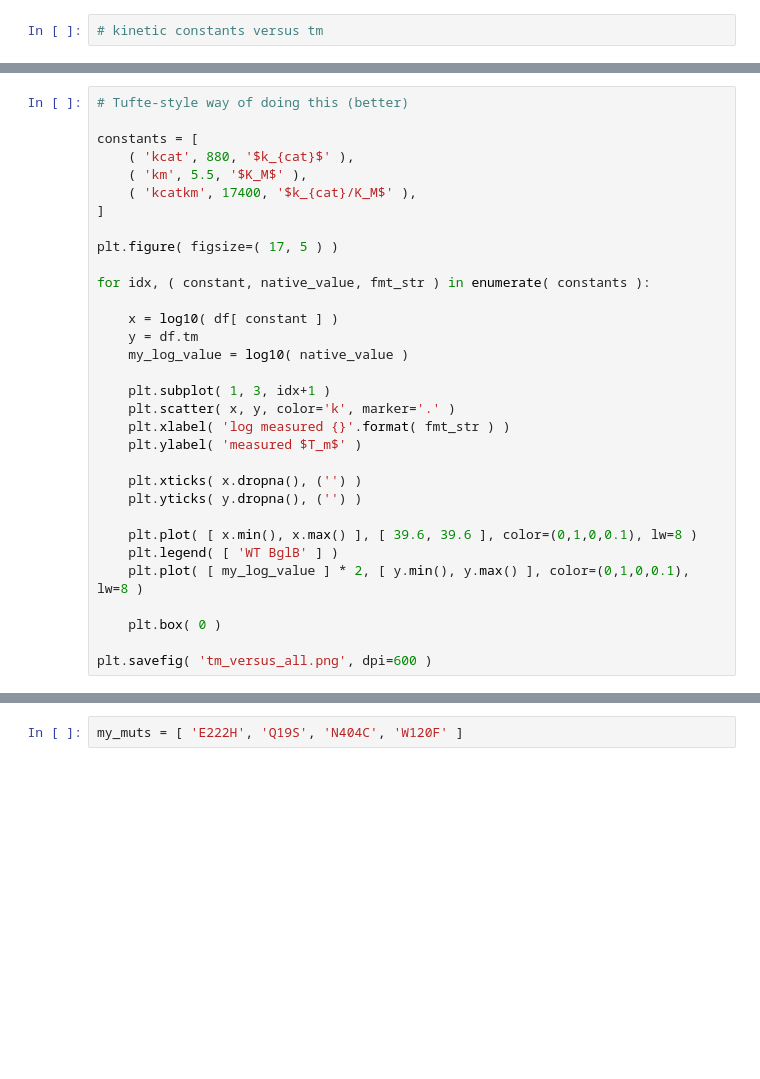
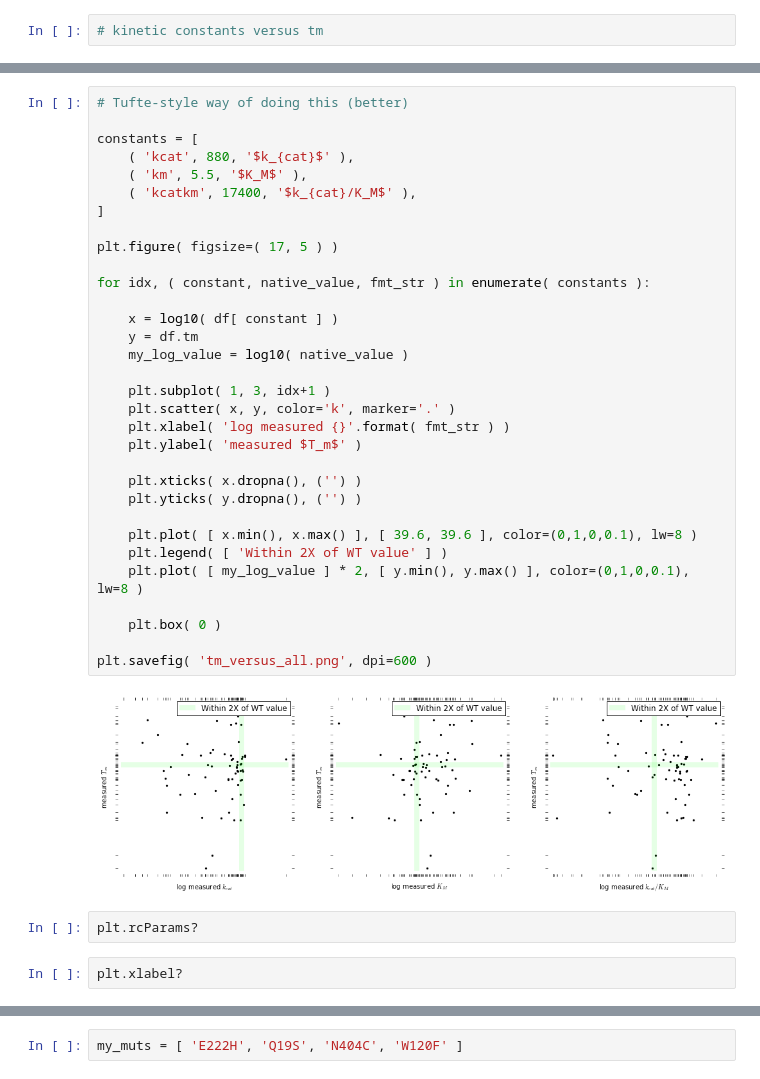
Before and after one commit to dacarlin/bglb_thermal, a Jupyter notebook: paper_draft/figures_for_paper.ipynb, the cells around one changed output, grey strips where cells are left out. Cells and saved outputs as stored; diff of their text form; blank space fills up the shorter version.

```diff
--- a/paper_draft/figures_for_paper.ipynb
+++ b/paper_draft/figures_for_paper.ipynb
@@ -381,31 +337,37 @@ plt.scatter( log10( df.kcat ), log10( df.km ), c='purple' )
 # Tufte-style way of doing this (better)
 
 constants = [
     ( 'kcat', 880, '$k_{cat}$' ),
     ( 'km', 5.5, '$K_M$' ),
     ( 'kcatkm', 17400, '$k_{cat}/K_M$' ),
 ]
 
 plt.figure( figsize=( 17, 5 ) )
 
 for idx, ( constant, native_value, fmt_str ) in enumerate( constants ):
 
     x = log10( df[ constant ] )
     y = df.tm
     my_log_value = log10( native_value )
 
     plt.subplot( 1, 3, idx+1 )
     plt.scatter( x, y, color='k', marker='.' )
     plt.xlabel( 'log measured {}'.format( fmt_str ) )
     plt.ylabel( 'measured $T_m$' )
 
     plt.xticks( x.dropna(), ('') )
     plt.yticks( y.dropna(), ('') )
 
     plt.plot( [ x.min(), x.max() ], [ 39.6, 39.6 ], color=(0,1,0,0.1), lw=8 )
-    plt.legend( [ 'WT BglB' ] )
+    plt.legend( [ 'Within 2X of WT value' ] )
     plt.plot( [ my_log_value ] * 2, [ y.min(), y.max() ], color=(0,1,0,0.1), lw=8 )
 
     plt.box( 0 )
 
 plt.savefig( 'tm_versus_all.png', dpi=600 )
+# %% [output]
+[figure, added]
+# %%
+plt.rcParams?
+# %%
+plt.xlabel?
```
Also changed, not shown: parts of 18 cells of this notebook.
